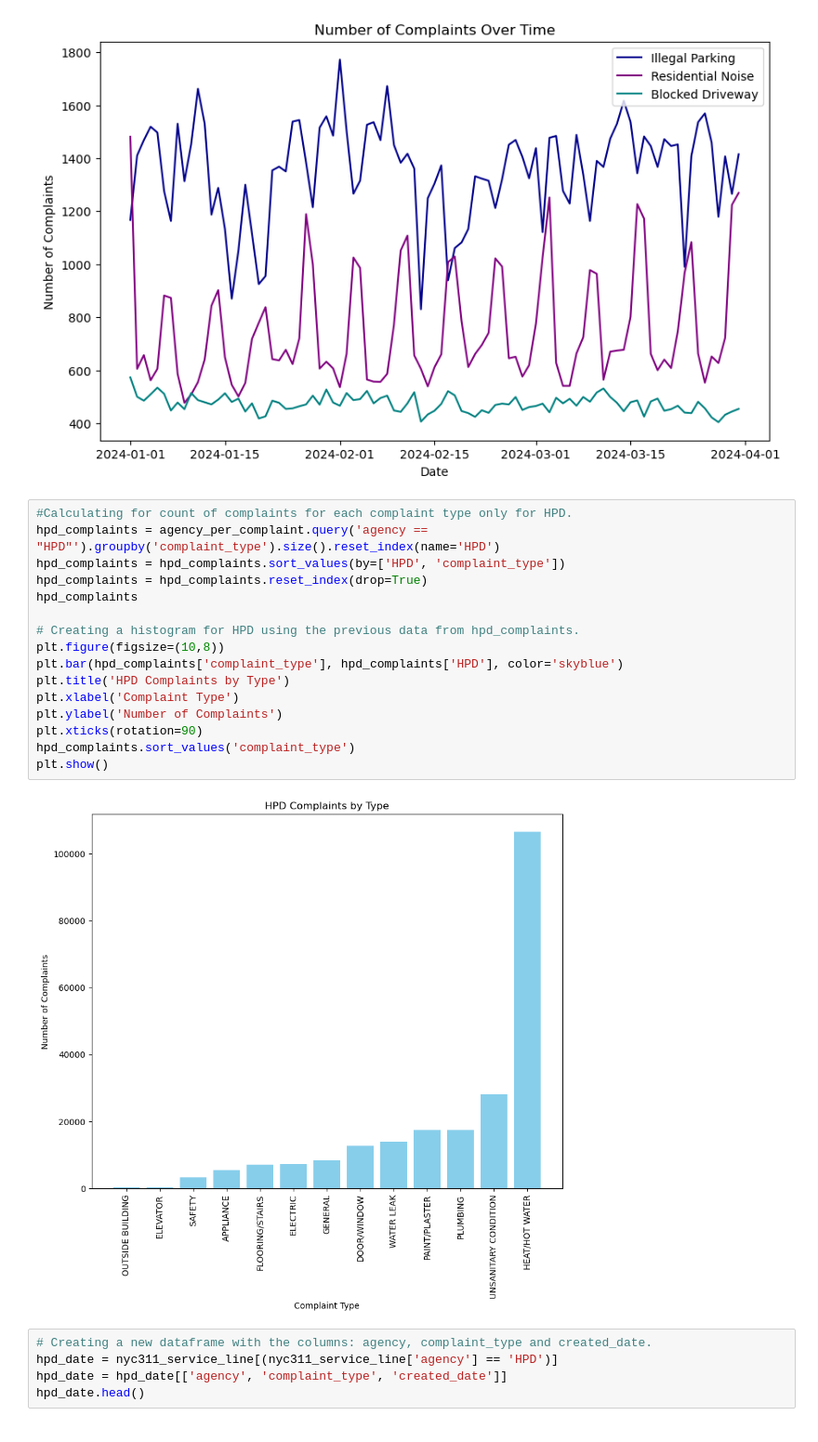
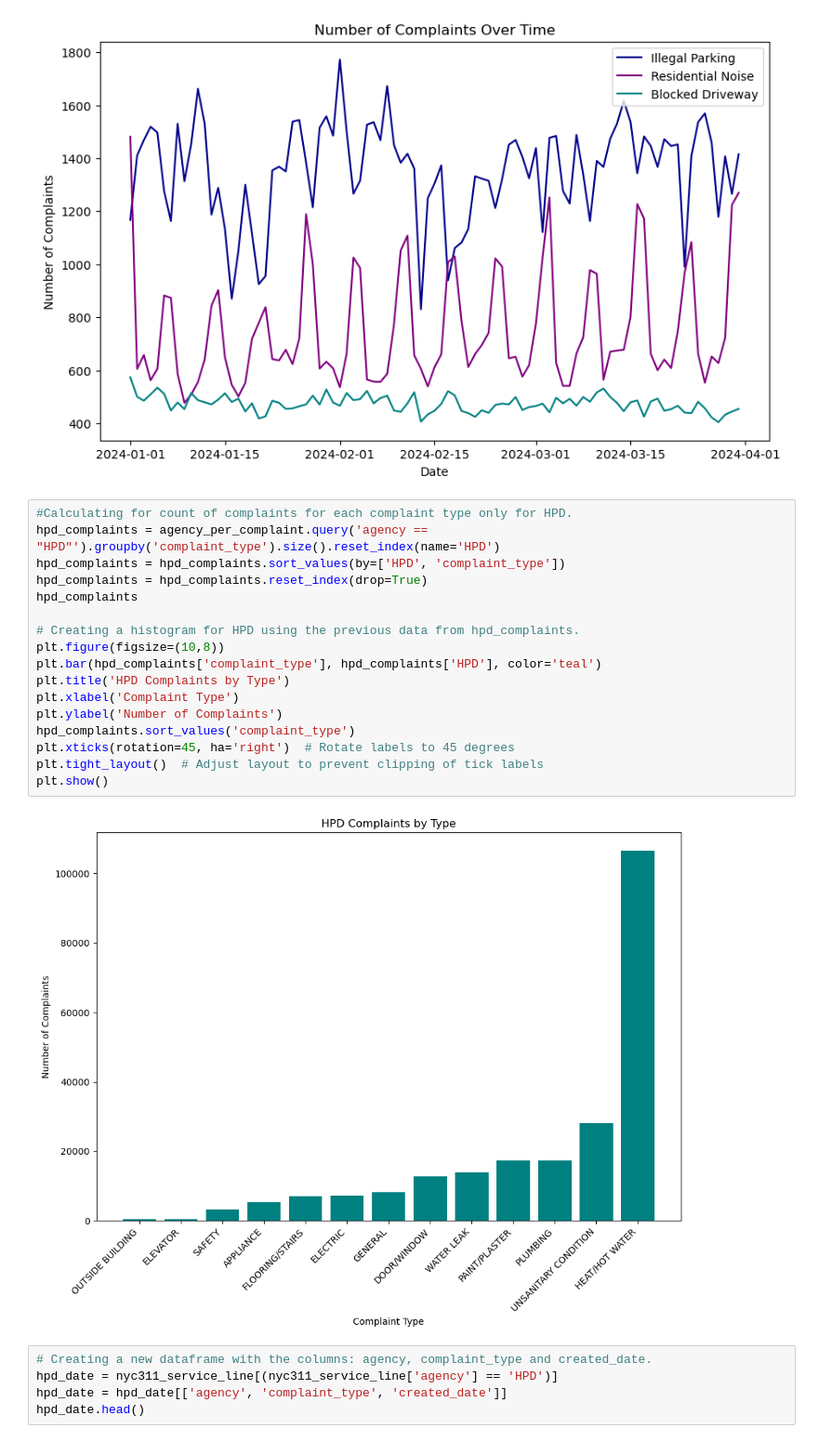
Before and after one commit to ajones1010/NYC-311-Analysis, a Jupyter notebook: nyc_311.ipynb, the cells around one changed output. Shown at 93% size. Cells and saved outputs as stored; diff of their text form.

```diff
--- a/nyc_311.ipynb
+++ b/nyc_311.ipynb
@@ -1098,21 +1096,22 @@ plt.show()
 # %%
 #Calculating for count of complaints for each complaint type only for HPD.
 hpd_complaints = agency_per_complaint.query('agency == "HPD"').groupby('complaint_type').size().reset_index(name='HPD')
 hpd_complaints = hpd_complaints.sort_values(by=['HPD', 'complaint_type'])
 hpd_complaints = hpd_complaints.reset_index(drop=True)
 hpd_complaints
 
 # Creating a histogram for HPD using the previous data from hpd_complaints.
 plt.figure(figsize=(10,8))
-plt.bar(hpd_complaints['complaint_type'], hpd_complaints['HPD'], color='skyblue')
+plt.bar(hpd_complaints['complaint_type'], hpd_complaints['HPD'], color='teal')
 plt.title('HPD Complaints by Type')
 plt.xlabel('Complaint Type')
 plt.ylabel('Number of Complaints')
-plt.xticks(rotation=90)
 hpd_complaints.sort_values('complaint_type')
+plt.xticks(rotation=45, ha='right')  # Rotate labels to 45 degrees
+plt.tight_layout()  # Adjust layout to prevent clipping of tick labels
 plt.show()
 # %% [output]
-[figure, old version]
+[figure, new version]
 # %%
 # Creating a new dataframe with the columns: agency, complaint_type and created_date.
 hpd_date = nyc311_service_line[(nyc311_service_line['agency'] == 'HPD')]
```
Also changed, not shown: parts of 12 cells of this notebook, 2 other files.
